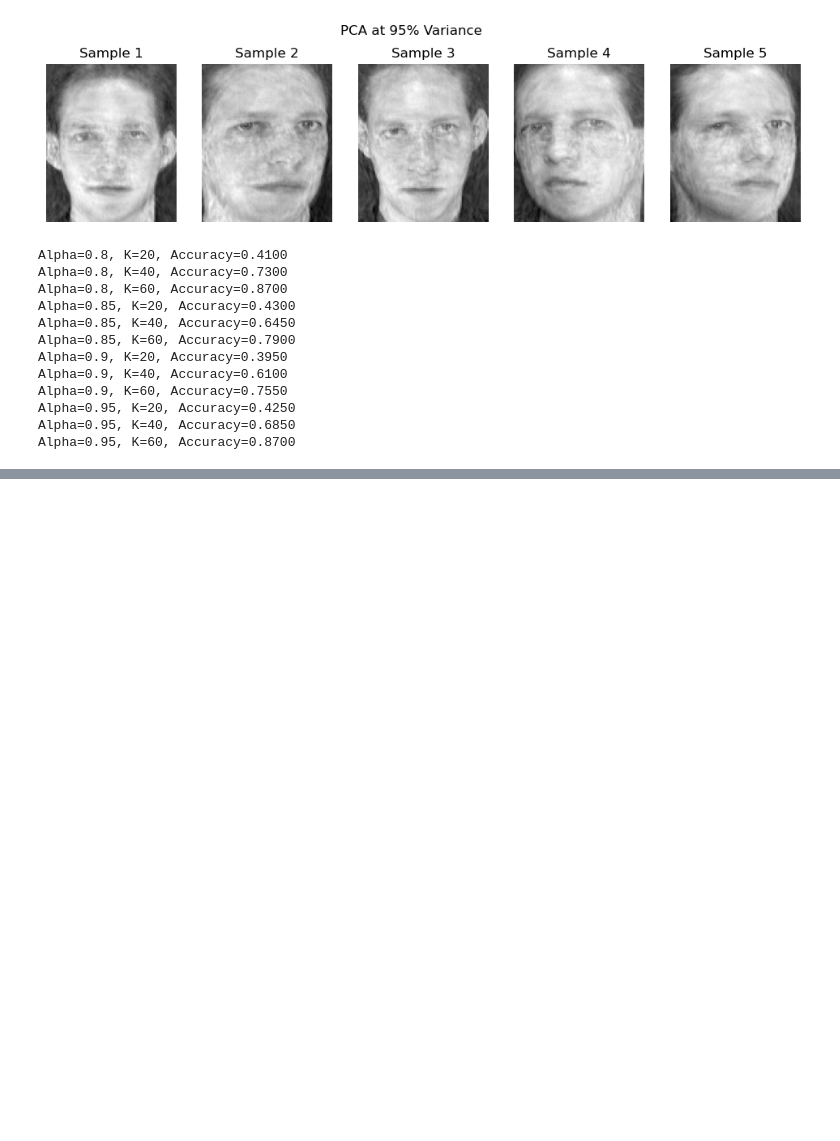
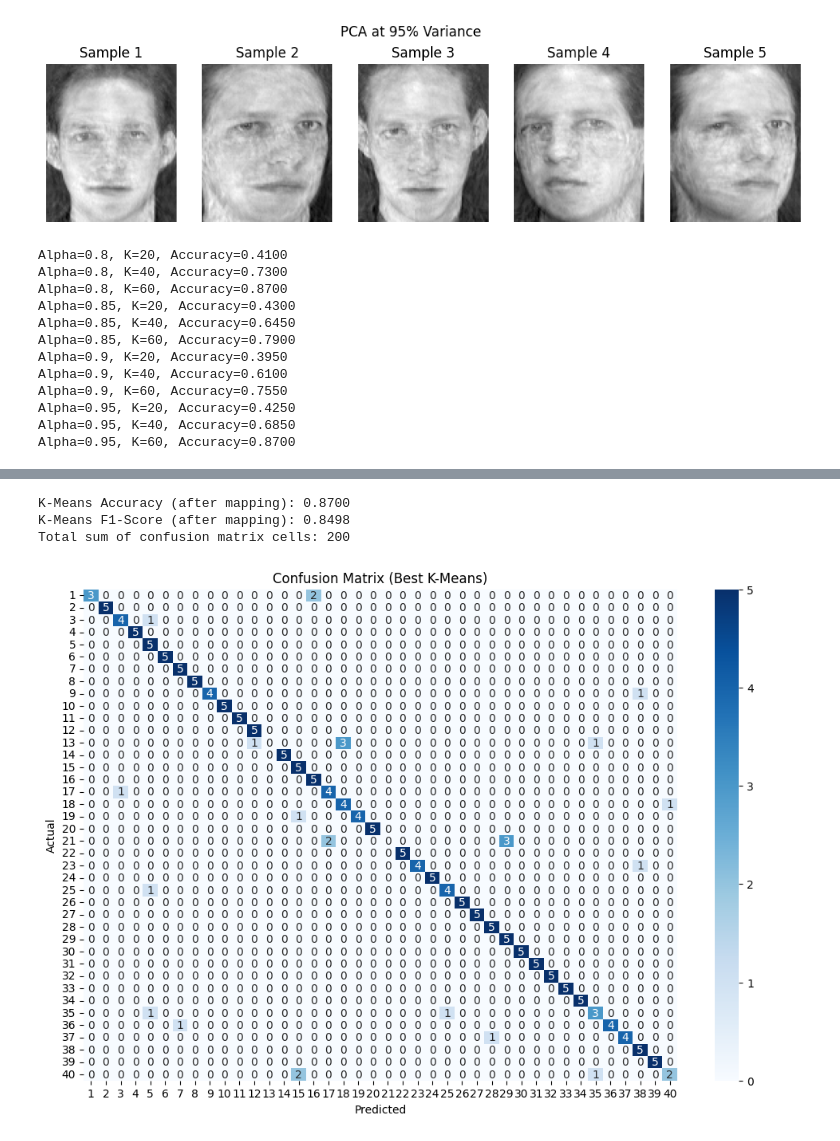
Before and after one commit to Ali29Mahmoud/Face-Recognition, a Jupyter notebook: src.ipynb, the cells around one changed output, grey strips where cells are left out. Drawn from its saved outputs; the diff is of its cells as text; code cells hidden in the pictures; blank space fills up the shorter version.

```diff
--- a/src.ipynb
+++ b/src.ipynb
@@ -424,0 +457,53 @@ plt.show()
+# %%
+pca = PCA(eigenvalues=evalues, eigenvectors=evectors, variance_threshold=best_kmeans_alpha)
+pca.mean = np.mean(train_data, axis=0)
+pca.fit(train_data)
+X_test_reduced = pca.transform(test_data)
+
+predicted_label = best_kmeans_model.predict(X_test_reduced)
+
+cluster_labels = best_kmeans_model.labels
+# Map each cluster to the most frequent true label
+mapping = {}
+for cluster in range(best_kmeans_k):
+    indices = np.where(cluster_labels == cluster)[0]
+    if len(indices) == 0:
+        continue
+    true_labels = test_labels[indices]
+    most_common_label = np.bincount(true_labels).argmax()
+    mapping[cluster] = most_common_label
+
+# Predict labels using the mapping
+mapped_preds = np.array([mapping[label] for label in cluster_labels])
+
+accuracy = accuracy_score(test_labels, mapped_preds)
+print(f"K-Means Accuracy (after mapping): {accuracy:.4f}")
+
+f1 = f1_score(test_labels, mapped_preds, average='weighted')
+print(f"K-Means F1-Score (after mapping): {f1:.4f}")
+
+# Confusion matrix after mapping
+cm_mapped = confusion_matrix(test_labels, mapped_preds)
+
+plt.figure(figsize=(12,8))
+sns.heatmap(cm_mapped, annot=True, fmt='d', cmap='Blues')
+
+# Get the current tick locations
+plt.xlabel('Predicted')
+plt.ylabel('Actual')
+plt.title('Confusion Matrix (Best K-Means)')
+
+# Set the tick labels to start from 1 instead of 0
+num_classes = cm_mapped.shape[0]
+tick_labels = list(range(1, num_classes + 1))
+plt.xticks(np.arange(num_classes) + 0.5, tick_labels)
+plt.yticks(np.arange(num_classes) + 0.5, tick_labels, rotation=0)
+total_sum = np.sum(cm_mapped)
+print(f"Total sum of confusion matrix cells: {total_sum}")
+
+plt.show()
+# %% [output]
+K-Means Accuracy (after mapping): 0.8700
+K-Means F1-Score (after mapping): 0.8498
+Total sum of confusion matrix cells: 200
+[figure, added]
```
Also changed, not shown: parts of 19 cells of this notebook.
